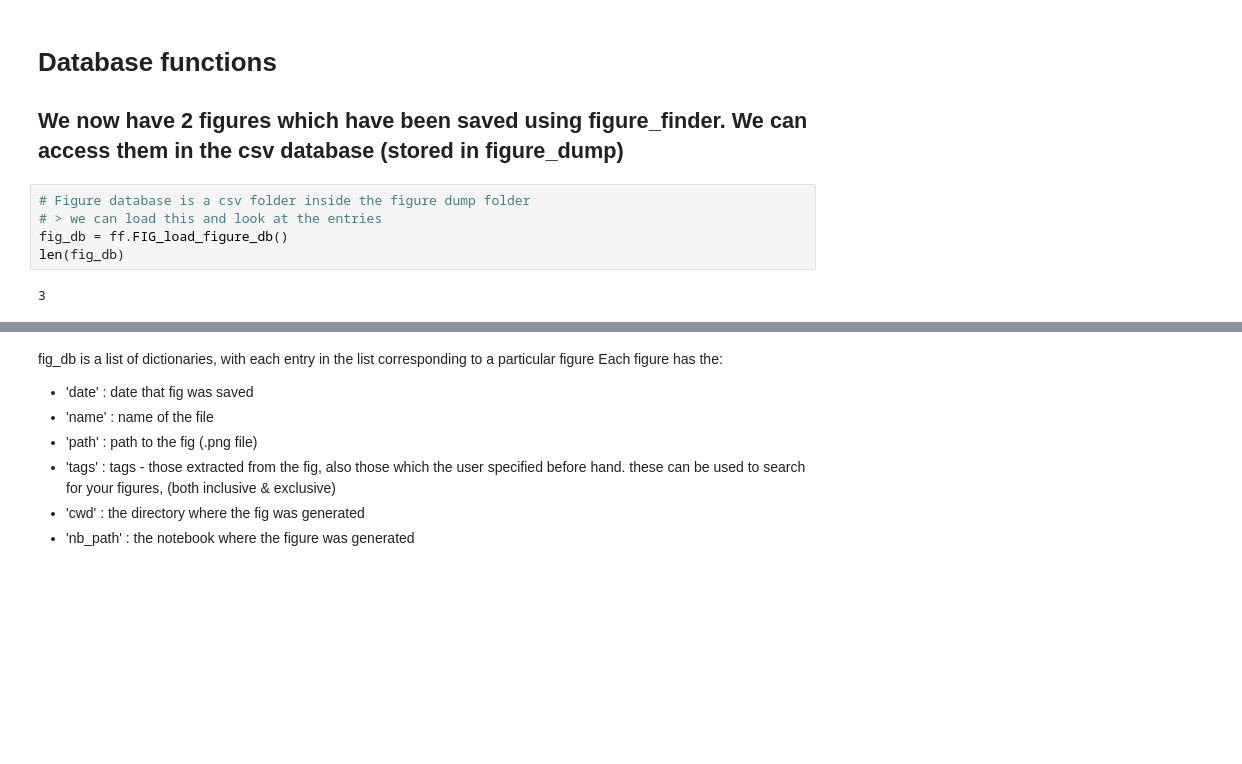
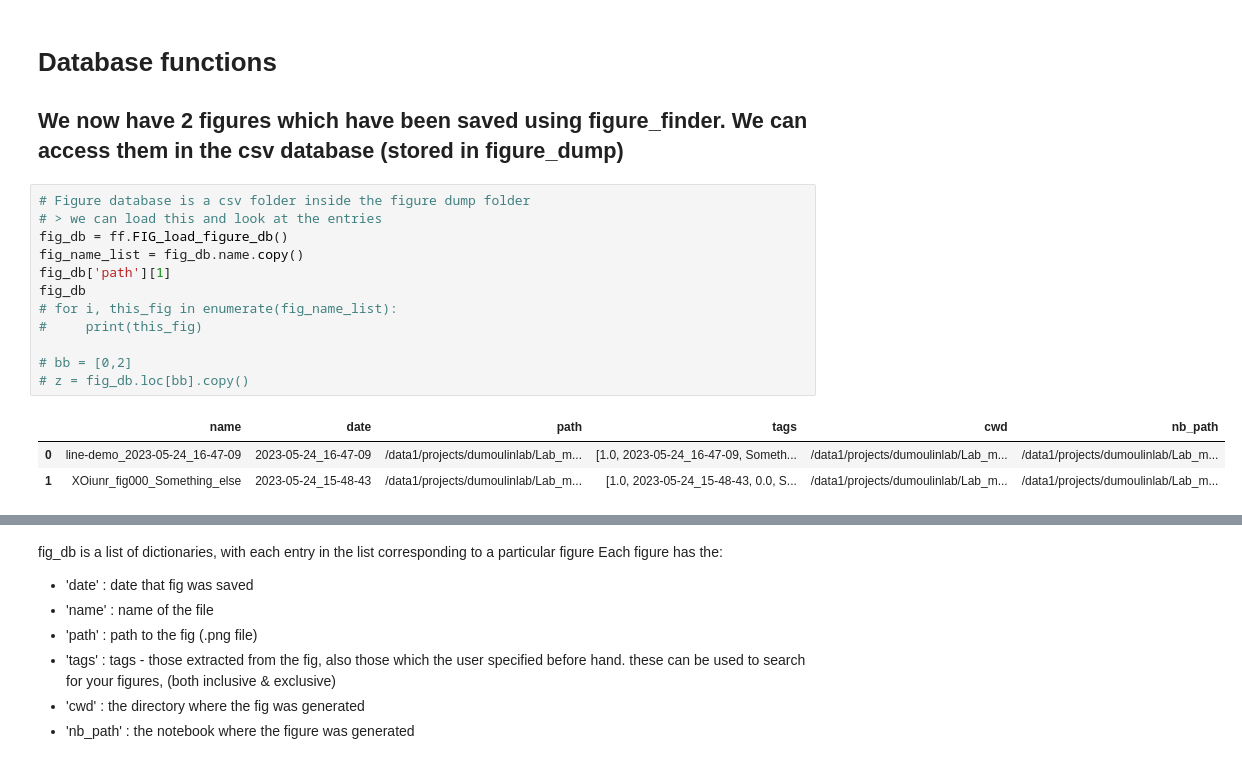
Before and after one commit to mdaghlian/figure_finder, a Jupyter notebook: example.ipynb, the cells around one changed output, grey strips where cells are left out. Drawn from its saved outputs; the diff is of its cells as text; blank space fills up the shorter version.

```diff
--- a/example.ipynb
+++ b/example.ipynb
@@ -191,7 +192,16 @@ Inserting info into svg file
 # %%
 # Figure database is a csv folder inside the figure dump folder
 # > we can load this and look at the entries
 fig_db = ff.FIG_load_figure_db()
-len(fig_db)
+fig_name_list = fig_db.name.copy()
+fig_db['path'][1]
+fig_db
+# for i, this_fig in enumerate(fig_name_list):
+#     print(this_fig)
+
+# bb = [0,2]
+# z = fig_db.loc[bb].copy()
 # %% [output]
-3
+|  | name | date | path | tags | cwd | nb_path |
+| 0 | line-demo_2023-05-24_16-47-09 | 2023-05-24_16-47-09 | /data1/projects/dumoulinlab/Lab_m... | [1.0, 2023-05-24_16-47-09, Someth... | /data1/projects/dumoulinlab/Lab_m... | /data1/projects/dumoulinlab/Lab_m... |
+| 1 | XOiunr_fig000_Something_else | 2023-05-24_15-48-43 | /data1/projects/dumoulinlab/Lab_m... | [1.0, 2023-05-24_15-48-43, 0.0, S... | /data1/projects/dumoulinlab/Lab_m... | /data1/projects/dumoulinlab/Lab_m... |
```
Also changed, not shown: parts of 9 cells of this notebook, 16 other files.
